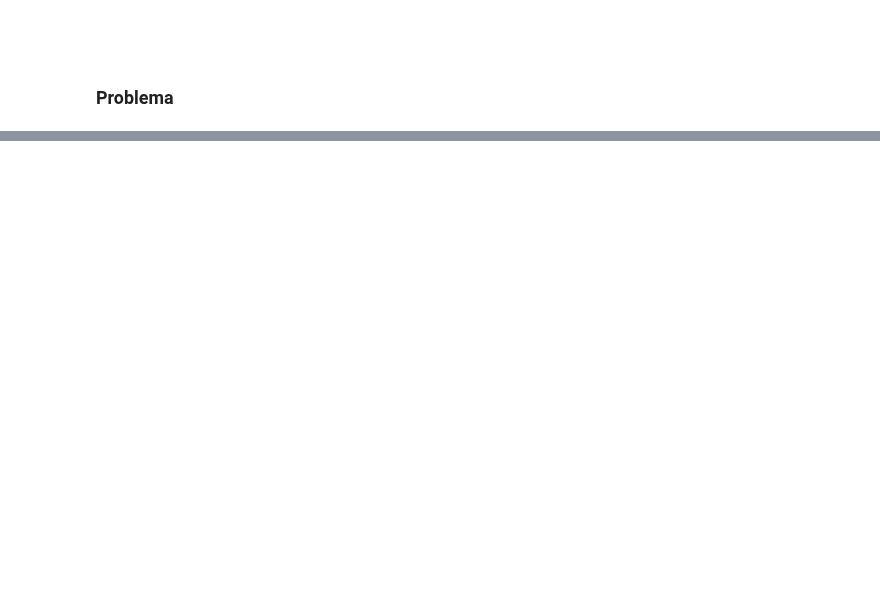
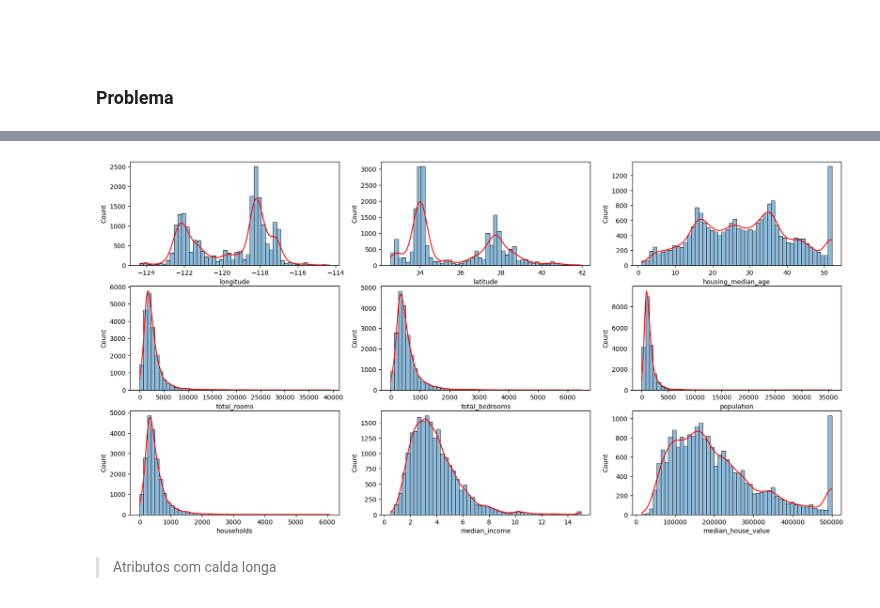
Before and after one commit to kaladabrio2020/livro-aprendizado-de-maquina-sklearn-keras-tf, a Jupyter notebook: Parte I : Os Conceitos Básicos de Aprendizado de Máquina/Capítulo 2 - Projeto Aprendizado de Máquina Ponta a Ponta/Regressão.ipynb, the cells around one changed output, grey strips where cells are left out. Saved outputs shown, nothing was run; the diff lists cells and outputs as text; code cells hidden in the pictures; blank space fills up the shorter version.

```diff
--- a/Parte I : Os Conceitos Básicos de Aprendizado de Máquina/Capítulo 2 - Projeto Aprendizado de Máquina Ponta a Ponta/Regressão.ipynb
+++ b/Parte I : Os Conceitos Básicos de Aprendizado de Máquina/Capítulo 2 - Projeto Aprendizado de Máquina Ponta a Ponta/Regressão.ipynb
@@ -62,0 +123,11 @@ data = pd.read_csv(r'dataset/housing.csv',sep=',')
+# %%
+fig , axis = plt.subplots(3,3,figsize=(20,10))
+columns    = data.select_dtypes(exclude=['object']).columns
+for ax, column in zip(axis.flatten(),columns):
+    hist = sea.histplot(data[column],ax=ax,bins=50,kde=True)
+    hist.lines[0].set_color('red')
+plt.show()
+# %% [output]
+[figure, added]
+# %% [markdown]
+> Atributos com calda longa
```
Also changed, not shown: parts of 10 cells of this notebook, 2 other files.
